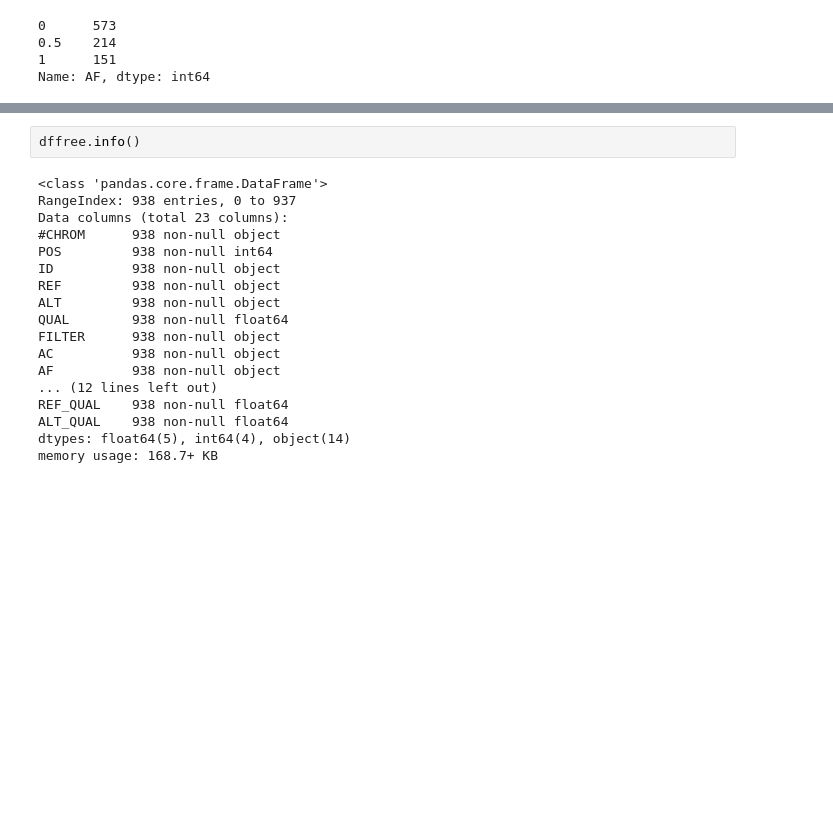
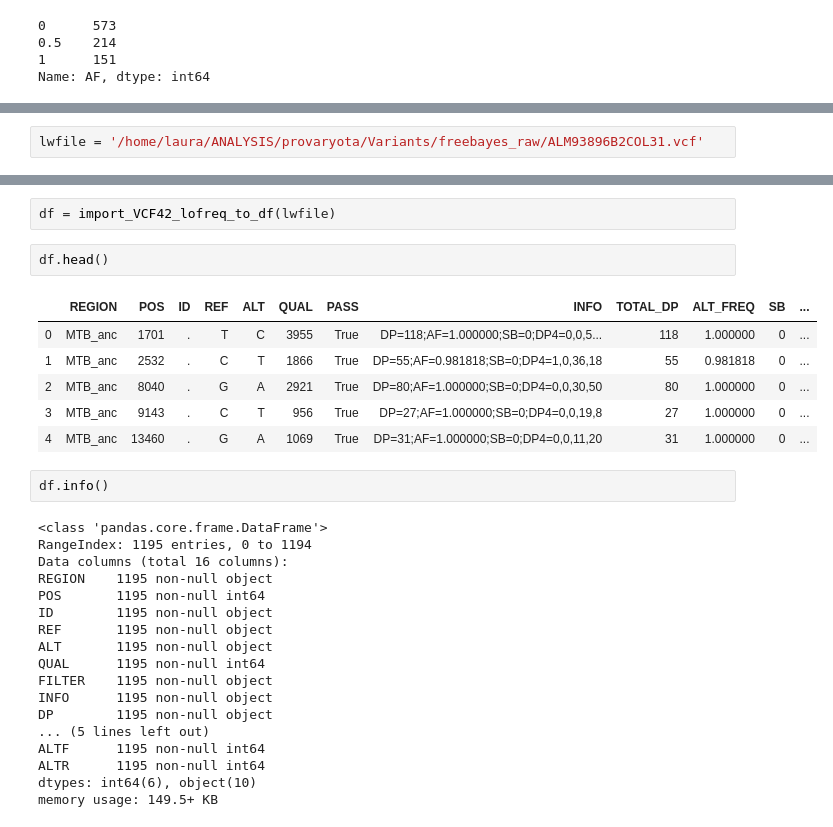
Before and after one commit to pedroscampoy/PJSC_utils, a Jupyter notebook: jupyter/freebayes_to_df.ipynb, the cells around one changed output, grey strips where cells are left out. Saved outputs shown, nothing was run; the diff lists cells and outputs as text; blank space fills up the shorter version.

```diff
--- a/jupyter/freebayes_to_df.ipynb
+++ b/jupyter/freebayes_to_df.ipynb
@@ -211,3 +211,5 @@ dffree[dffree.TYPE == 'complex']
 | 905 | MTB_anc | 580772 | . | TGGGGGCACCACCCGCTTGCGGGGGAG | AGG | 7.189270e+01 | . | 2 | 1 | 2.0 | 4.0 | ... |
 | 915 | MTB_anc | 597488 | . | ACCGG | CCCGT | 2.209060e-05 | . | 0 | 0 | 2.0 | 11.0 | ... |
 | 919 | MTB_anc | 598108 | . | GG | AA | 5.737580e-12 | . | 0 | 0 | 2.0 | 27.0 | ... |
+# %%
+lwfile = '/home/laura/ANALYSIS/provaryota/Variants/freebayes_raw/ALM93896B2COL31.vcf'
@@ -214,20 +277,31 @@ dffree[dffree.TYPE == 'complex']
+# %%
+df = import_VCF42_lofreq_to_df(lwfile)
+# %%
+df.head()
+# %% [output]
+|  | REGION | POS | ID | REF | ALT | QUAL | PASS | INFO | TOTAL_DP | ALT_FREQ | SB | ... |
+| 0 | MTB_anc | 1701 | . | T | C | 3955 | True | DP=118;AF=1.000000;SB=0;DP4=0,0,5... | 118 | 1.000000 | 0 | ... |
+| 1 | MTB_anc | 2532 | . | C | T | 1866 | True | DP=55;AF=0.981818;SB=0;DP4=1,0,36,18 | 55 | 0.981818 | 0 | ... |
+| 2 | MTB_anc | 8040 | . | G | A | 2921 | True | DP=80;AF=1.000000;SB=0;DP4=0,0,30,50 | 80 | 1.000000 | 0 | ... |
+| 3 | MTB_anc | 9143 | . | C | T | 956 | True | DP=27;AF=1.000000;SB=0;DP4=0,0,19,8 | 27 | 1.000000 | 0 | ... |
+| 4 | MTB_anc | 13460 | . | G | A | 1069 | True | DP=31;AF=1.000000;SB=0;DP4=0,0,11,20 | 31 | 1.000000 | 0 | ... |
 # %%
-dffree.info()
+df.info()
 # %% [output]
 <class 'pandas.core.frame.DataFrame'>
-RangeIndex: 938 entries, 0 to 937
-Data columns (total 23 columns):
-#CHROM      938 non-null object
-POS         938 non-null int64
-ID          938 non-null object
-REF         938 non-null object
-ALT         938 non-null object
-QUAL        938 non-null float64
-FILTER      938 non-null object
-AC          938 non-null object
-AF          938 non-null object
-... (12 lines left out)
-REF_QUAL    938 non-null float64
-ALT_QUAL    938 non-null float64
-dtypes: float64(5), int64(4), object(14)
-memory usage: 168.7+ KB
+RangeIndex: 1195 entries, 0 to 1194
+Data columns (total 16 columns):
+REGION    1195 non-null object
+POS       1195 non-null int64
+ID        1195 non-null object
+REF       1195 non-null object
+ALT       1195 non-null object
+QUAL      1195 non-null int64
+FILTER    1195 non-null object
+INFO      1195 non-null object
+DP        1195 non-null object
+... (5 lines left out)
+ALTF      1195 non-null int64
+ALTR      1195 non-null int64
+dtypes: int64(6), object(10)
+memory usage: 149.5+ KB
```
Also changed, not shown: parts of 1 cell of this notebook, 3 other files.
